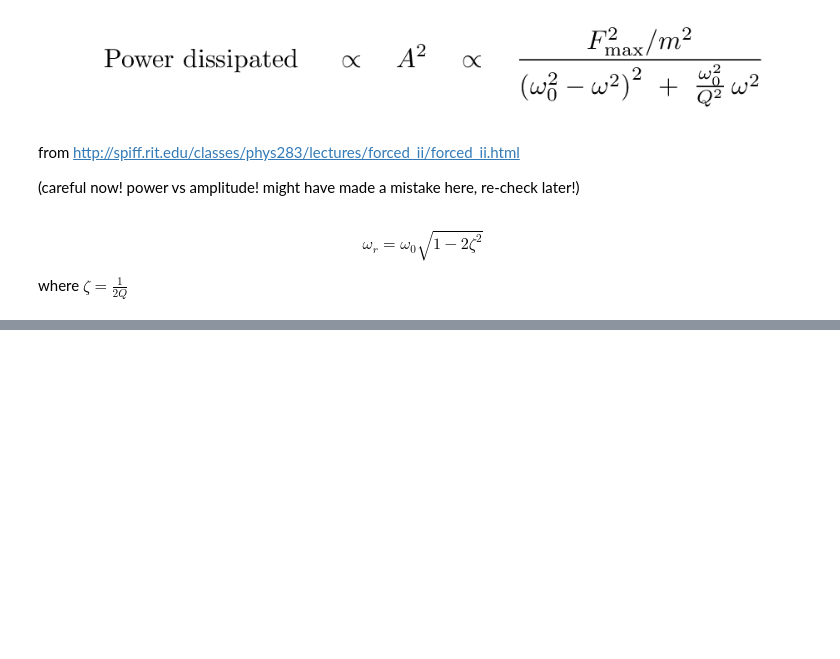
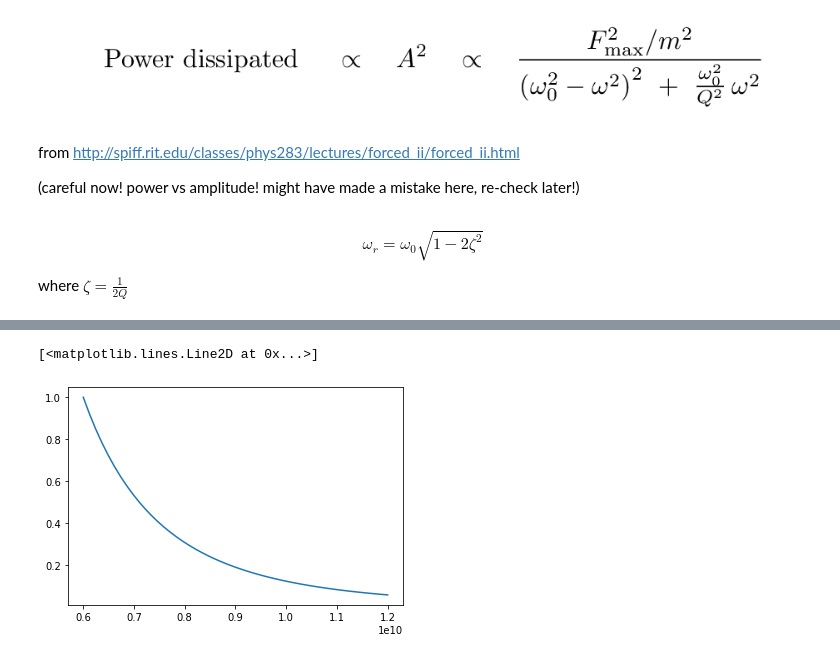
Before and after one commit to 0xDBFB7/covidinator, a Jupyter notebook: documents/extract_distribution.ipynb, the cells around one changed output, grey strips where cells are left out. Saved outputs shown, nothing was run; the diff lists cells and outputs as text; code cells hidden in the pictures; blank space fills up the shorter version.

```diff
--- a/documents/extract_distribution.ipynb
+++ b/documents/extract_distribution.ipynb
@@ -104,0 +118,7 @@ def sample_from_distribution():
+# %%
+dist_curve = sample_from_distribution(3, 0.5, 1, 0.1, 1.0)
+
+plt.plot(frequencies,dist_curve)
+# %% [output]
+[<matplotlib.lines.Line2D at 0x...>]
+[figure, added]
```
Also changed, not shown: parts of 6 cells of this notebook, 6 other files.
